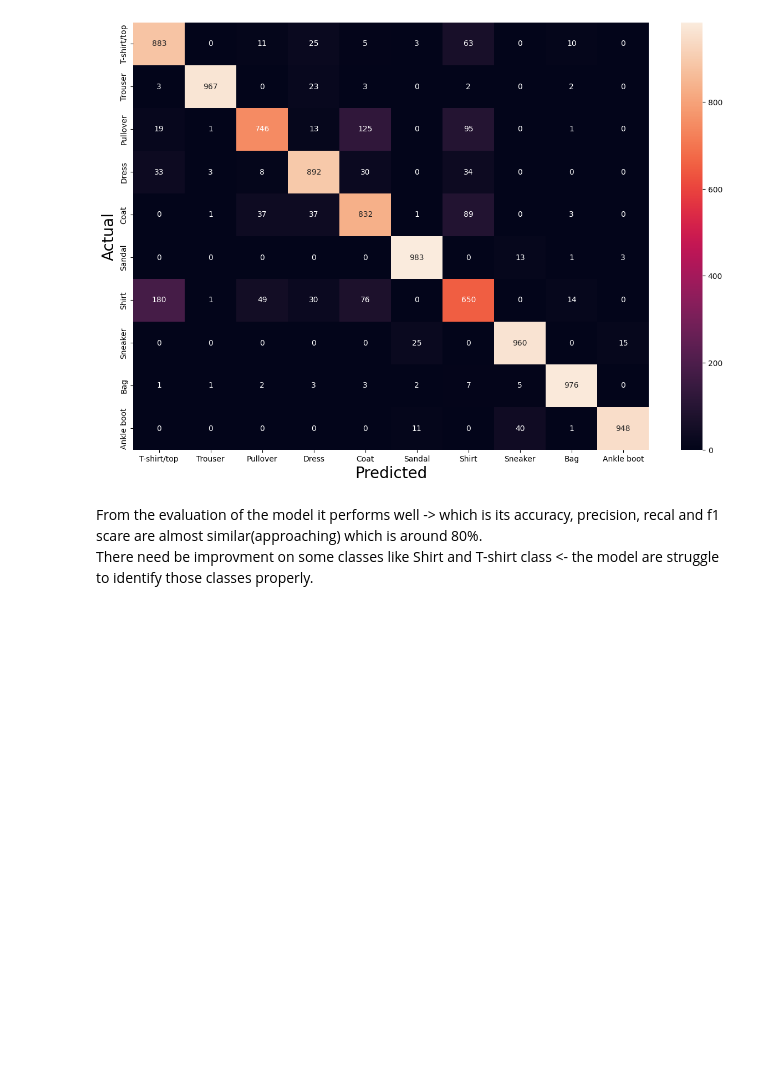
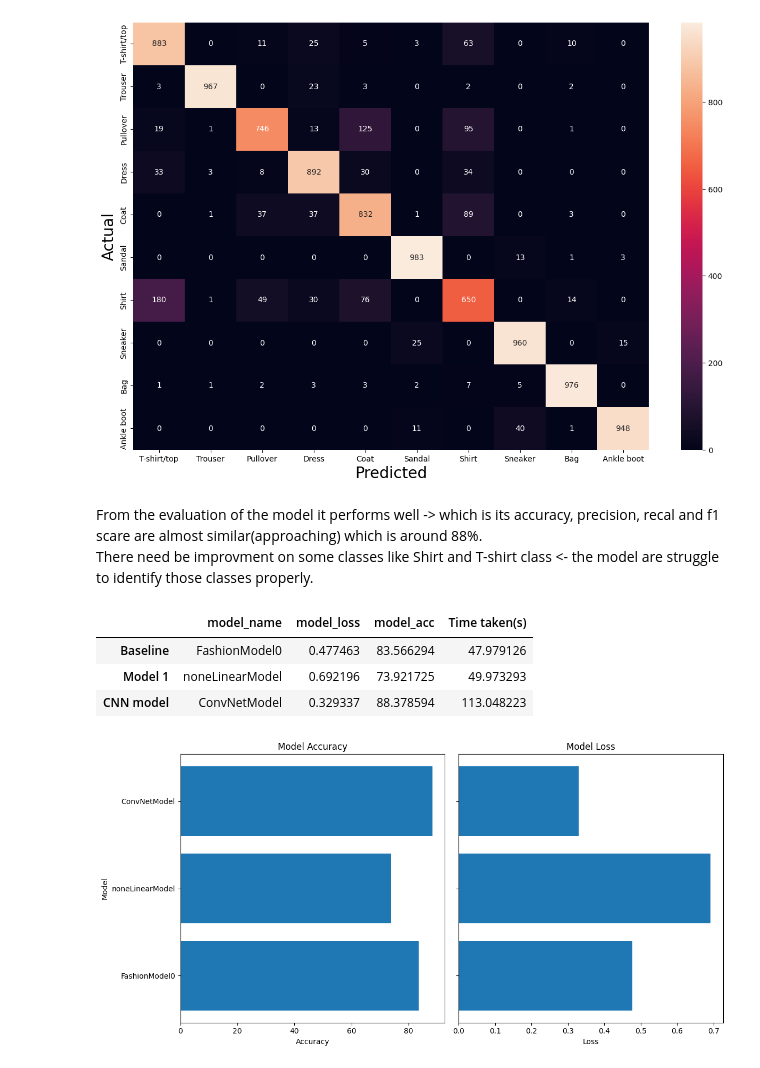
Before and after one commit to Nigatie-Sahlie/Deep_learning, a Jupyter notebook: notebooks/04 ComputerVision.ipynb, the cells around one changed output. Cells and saved outputs as stored; diff of their text form; code cells hidden in the pictures; blank space fills up the shorter version.

```diff
--- a/notebooks/04 ComputerVision.ipynb
+++ b/notebooks/04 ComputerVision.ipynb
@@ -445,7 +453,7 @@ for epoch in tqdm(range(epoches)):
                     accuracy_fn,
                     device)
 end_time = Timer()
-train_time_calculator(
+total_train_time_non_linear_model = train_time_calculator(
     star_time,
     end_time,
     device=device
@@ -707,7 +709,9 @@ for epoch in tqdm(range(epoches)):
                     accuracy_fn,
                     device)
 end_time_cnn = Timer()
-train_time_calculator(start_time_cnn, end_time_cnn, device=device)
+total_time_CNN = train_time_calculator(start_time_cnn,
+                      end_time_cnn,
+                      device=device)
 # %% [output]
 Epoch: 0
  --------
@@ -768,5 +767,35 @@ array([[883,   0,  11,  25,   5,   3,  63,   0,  10,   0],
        [  0,   0,   0,   0,   0,  11,   0,  40,   1, 948]])
 [figure]
 # %% [markdown]
-From the evaluation of the model it performs well -> which is its accuracy, precision, recal and f1 scare are almost similar(approaching) which is around 80%.
+From the evaluation of the model it performs well -> which is its accuracy, precision, recal and f1 scare are almost similar(approaching) which is around 88%.
 There need be improvment on some classes like Shirt and T-shirt class <- the model are struggle to identify those classes properly.
+# %%
+comp_models = pd.DataFrame([model_1_result, non_linear_result, cnn_result],
+                           index=["Baseline", "Model 1", "CNN model"])
+#including the time taken to train the model
+comp_models["Time taken(s)"] = [total_train_time_model_0, total_train_time_non_linear_model, total_time_CNN]
+comp_models
+# %% [output]
+|  | model_name | model_loss | model_acc | Time taken(s) |
+| Baseline | FashionModel0 | 0.477463 | 83.566294 | 47.979126 |
+| Model 1 | noneLinearModel | 0.692196 | 73.921725 | 49.973293 |
+| CNN model | ConvNetModel | 0.329337 | 88.378594 | 113.048223 |
+# %%
+fig, axis = plt.subplots(1, 2, sharey=True, figsize=(12, 6))
+first, second = axis
+
+# Accuracy bar plot
+first.barh(comp_models["model_name"], comp_models["model_acc"])
+first.set_title("Model Accuracy")
+first.set_xlabel("Accuracy")
+first.set_ylabel("Model")
+
+# Loss bar plot
+second.barh(comp_models["model_name"], comp_models["model_loss"])
+second.set_title("Model Loss")
+second.set_xlabel("Loss")
+
+plt.tight_layout()
+plt.show()
+# %% [output]
+[figure, added]
```
Also changed, not shown: parts of 34 cells of this notebook, 5 other files.
